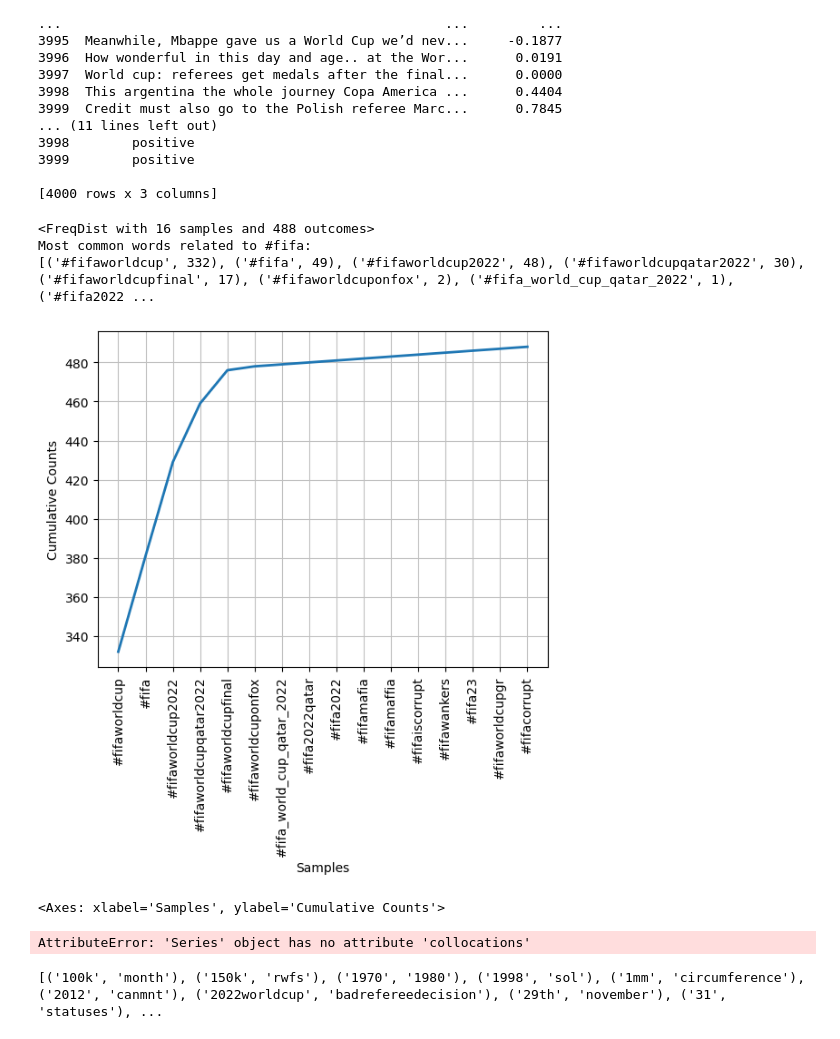
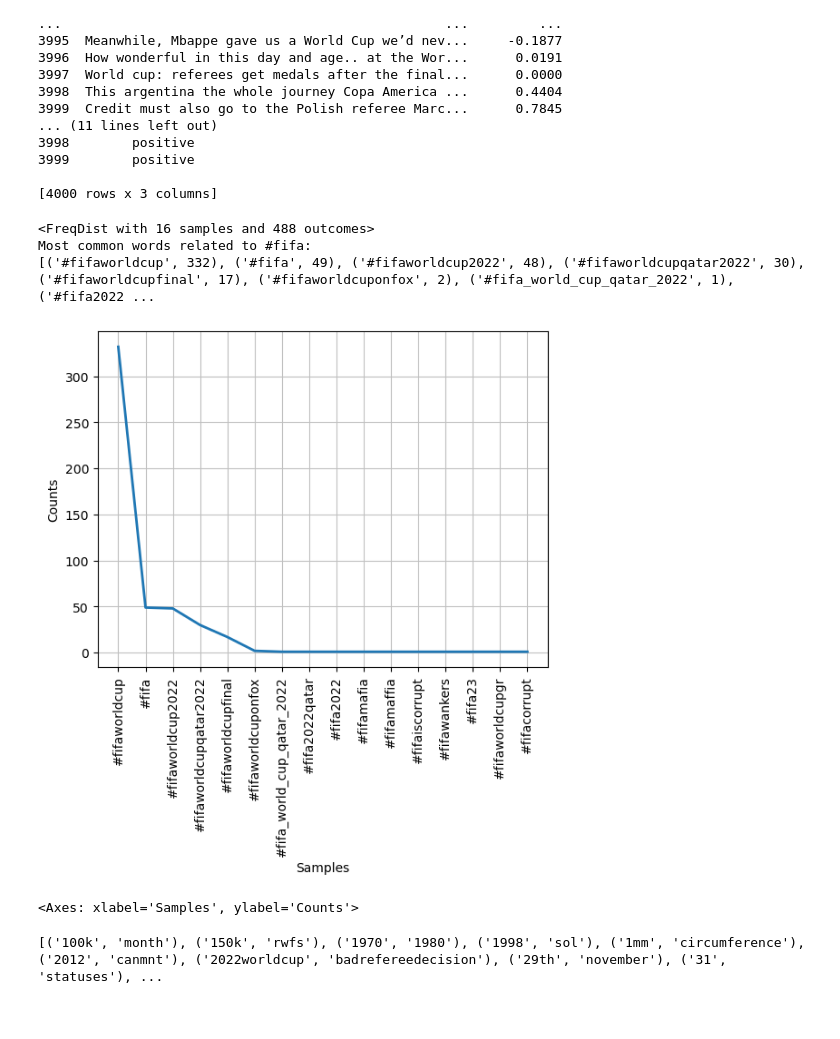
Before and after one commit to MirsadHadzic/Twitter-Data-Analysis-using-NLP, a Jupyter notebook: projectNlp.ipynb, the cells around one changed output. Saved outputs shown, nothing was run; the diff lists cells and outputs as text; code cells hidden in the pictures.

```diff
--- a/projectNlp.ipynb
+++ b/projectNlp.ipynb
@@ -282,36 +157,31 @@ print(result_df)
 # %%
 import pandas as pd
 import re
 from nltk.probability import FreqDist
 
 # Assuming you have a CSV file named 'REF TWEETS.csv' with a 'Tweet' column
 file_path = 'C:/Users/Anes/Downloads/REF TWEETS.csv'  # Replace with the actual path to your CSV file
 df = pd.read_csv(file_path)
 
 # Extract 'Tweet' column to get all text in one string
 all_text = ' '.join(df['Tweet'].astype(str).tolist())
 
 # Use regular expression to find occurrences of #fifa and its variations
 fifa_variations = re.findall(r'#fifa\w*', all_text.lower())
 
 # Calculate the frequency distribution of filtered words
 freq_dist = FreqDist(fifa_variations)
 print(freq_dist)
 # Print the most common words
 print("Most common words related to #fifa:")
 print(freq_dist.most_common(20))  # Change 10 to the desired number of top words
-freq_dist.plot(50, cumulative=True)
+freq_dist.plot(50, cumulative=False)
 # %% [output]
 <FreqDist with 16 samples and 488 outcomes>
 Most common words related to #fifa:
 [('#fifaworldcup', 332), ('#fifa', 49), ('#fifaworldcup2022', 48), ('#fifaworldcupqatar2022', 30), ('#fifaworldcupfinal', 17), ('#fifaworldcuponfox', 2), ('#fifa_world_cup_qatar_2022', 1), ('#fifa2022 ...
-[figure, old version]
+[figure, new version]
-<Axes: xlabel='Samples', ylabel='Cumulative Counts'>
+<Axes: xlabel='Samples', ylabel='Counts'>
-# %%
-# collocations
-df['Tweet'].collocations()
-# %% [output]
-AttributeError: 'Series' object has no attribute 'collocations'
 # %%
 import pandas as pd
 from nltk import collocations
```
Also changed, not shown: parts of 18 cells of this notebook, 2 other files.
